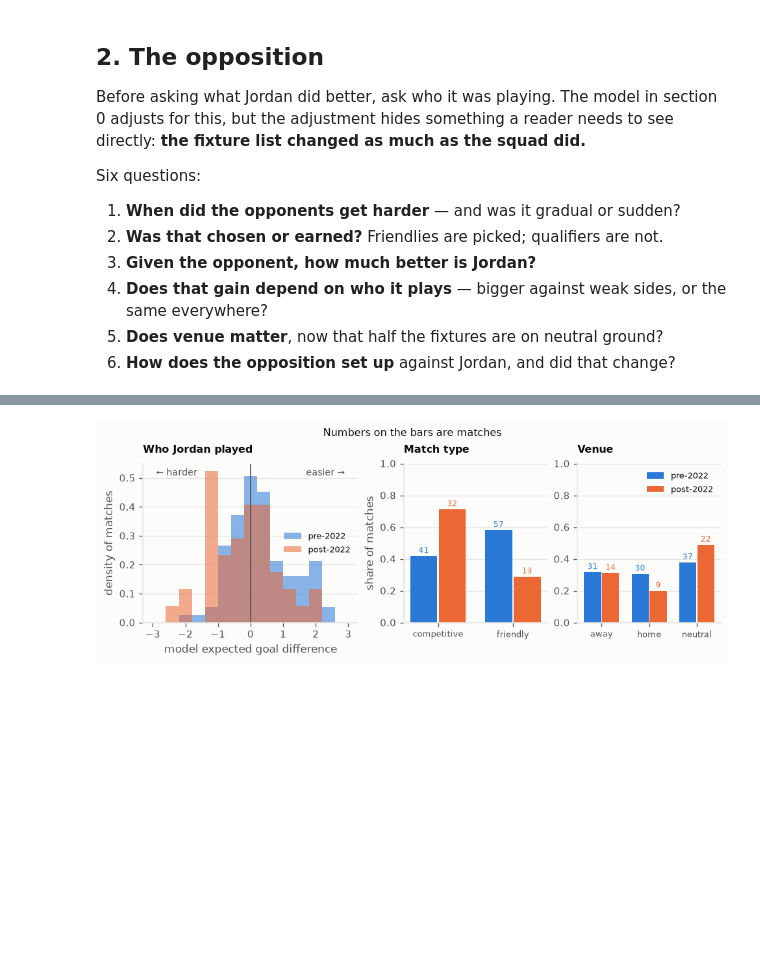
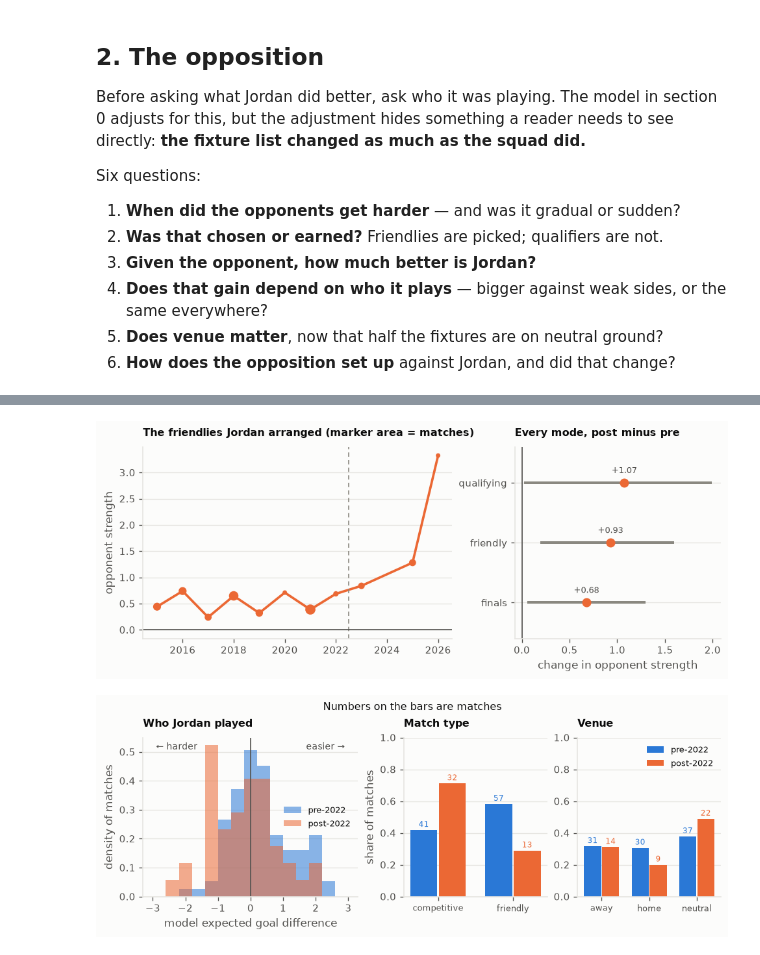
Before and after one commit to mqedan217/jordan-football-strength, a Jupyter notebook: notebooks/03_where_the_goals_came_from.ipynb, the cells around one changed output, grey strips where cells are left out. Drawn from its saved outputs; the diff is of its cells as text; code cells hidden in the pictures; blank space fills up the shorter version.

```diff
--- a/notebooks/03_where_the_goals_came_from.ipynb
+++ b/notebooks/03_where_the_goals_came_from.ipynb
@@ -793,3 +783,46 @@ plt.show()
+# %%
+# Chosen, or earned? Qualifiers are drawn; friendlies are arranged. If the
+# friendlies hardened too, somebody decided to play better teams.
+fig, axes = plt.subplots(1, 2, figsize=(8.0, 3.2),
+                         gridspec_kw={"width_ratios": [1.5, 1]})
+a = axes[0]
+fr = mt[mt.comp_cat == "friendly"]
+yr = fr.groupby(fr.date.dt.year).opp_str.agg(["size", "mean"])
+a.plot(yr.index, yr["mean"], color=viz.ORANGE, lw=2.2)
+a.scatter(yr.index, yr["mean"], color=viz.ORANGE, s=yr["size"] * 5, zorder=3)
+a.axvline(CUT.year + 0.5, color=viz.INK_MUTED, lw=1.0, ls=(0, (4, 3)))
+a.axhline(0, color=viz.INK_2, lw=1.0)
+a.set_ylabel("opponent strength")
+a.set_title("The friendlies Jordan arranged (marker area = matches)",
+            fontsize=9.5)
+viz.despine(a)
+
+b = axes[1]
+rows = []
+for c_ in CATS:
+    d = mt[mt.comp_cat == c_]
+    x_, y_ = d[d.era == "pre"].opp_str, d[d.era == "post"].opp_str
+    dr = [rng.choice(y_.values, len(y_)).mean() - rng.choice(x_.values, len(x_)).mean()
+          for _ in range(4000)]
+    rows.append({"cat": c_, "diff": y_.mean() - x_.mean(),
+                 "lo": np.percentile(dr, 2.5), "hi": np.percentile(dr, 97.5)})
+ch = pd.DataFrame(rows).iloc[::-1].reset_index(drop=True)
+y = np.arange(len(ch))
+b.hlines(y, ch.lo, ch.hi, color=viz.INK_MUTED, lw=2.4)
+b.scatter(ch["diff"], y, color=viz.ORANGE, s=55, zorder=3)
+b.axvline(0, color=viz.INK_2, lw=1.0)
+for i, r in ch.iterrows():
+    b.annotate(f"{r['diff']:+.2f}", (r["diff"], i), xytext=(0, 9), ha="center",
+               textcoords="offset points", fontsize=8, color=viz.INK_2)
+b.set_yticks(y)
+b.set_yticklabels(ch.cat)
+b.set_ylim(-0.6, len(ch) - 0.4)
+b.set_xlabel("change in opponent strength")
+b.set_title("Every mode, post minus pre", fontsize=9.5)
+viz.despine(b)
+plt.show()
+# %% [output]
+[figure, added]
 # %%
 # The fixture list itself: who, what kind, and where.
 fig, axes = plt.subplots(1, 3, figsize=(8.0, 3.0),
```
Also changed, not shown: parts of 7 cells of this notebook, 1 other file.
